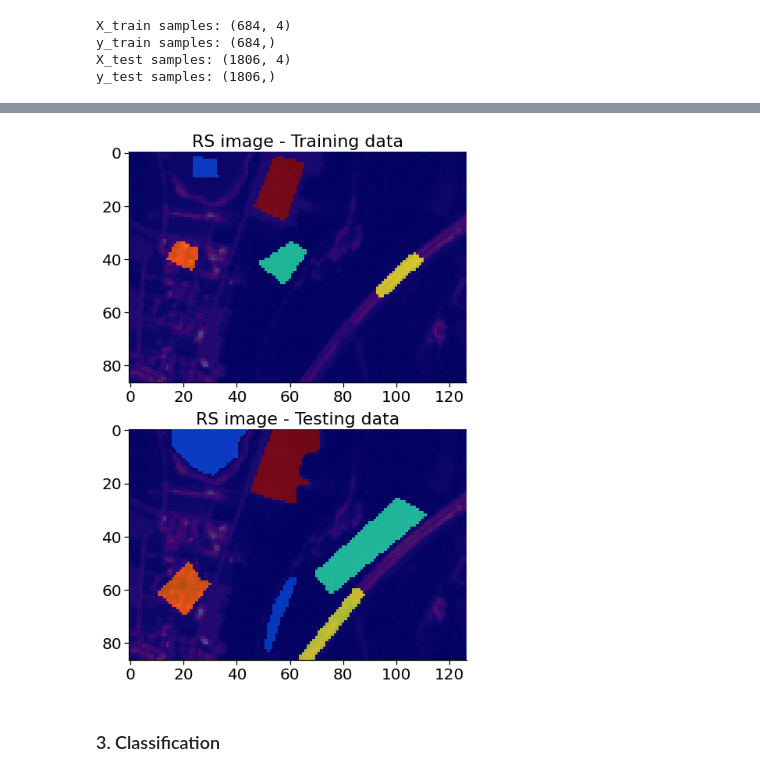
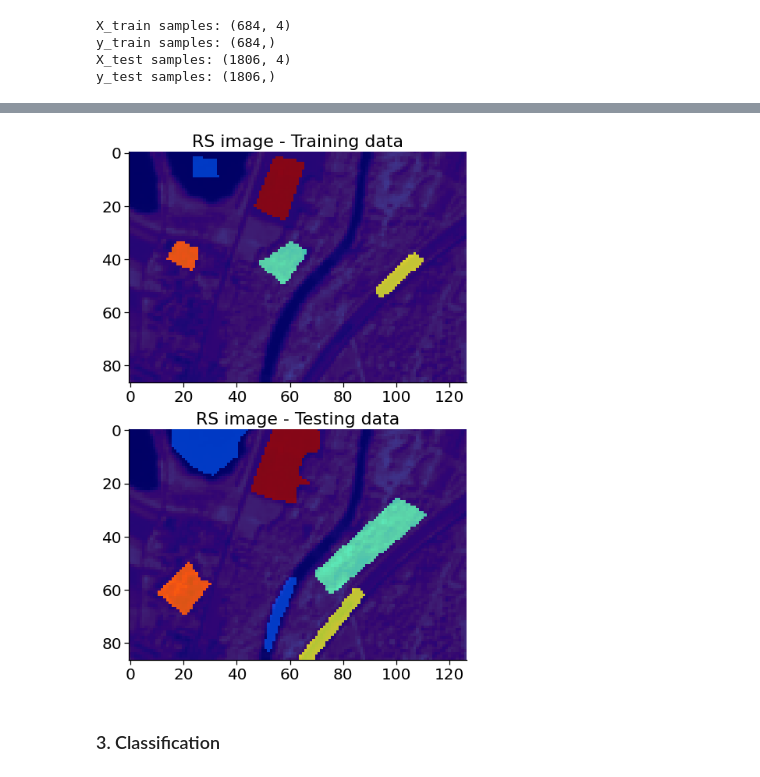
Before and after one commit to tendermonster/rs, a Jupyter notebook: Artiom_Blinovas_Project.ipynb, the cells around one changed output, grey strips where cells are left out. Saved outputs shown, nothing was run; the diff lists cells and outputs as text; code cells hidden in the pictures.

```diff
--- a/Artiom_Blinovas_Project.ipynb
+++ b/Artiom_Blinovas_Project.ipynb
@@ -163,19 +182,21 @@ y_test samples: (1806,)
+# %%
+A = img[:,:,3]/np.max(img[:,:,3])
 # %%
 # plot training and testing data
 fig, ax = plt.subplots(2,1, figsize=(15,12))
-ax[0].imshow(img[:, :, 0])
-ax[0].imshow(roi_training, cmap='jet', alpha=0.7)
+ax[0].imshow(A)
+ax[0].imshow(roi_training, cmap='jet', alpha=0.75)
 ax[0].set_title('RS image - Training data')
-ax[1].imshow(img[:, :, 0])
-ax[1].imshow(roi_testing, cmap='jet', alpha=0.7)
+ax[1].imshow(A)
+ax[1].imshow(roi_testing, cmap='jet', alpha=0.75)
 ax[1].set_title('RS image - Testing data')
 fig.savefig(
     "figures/training_testing_data.pdf",
     bbox_inches="tight",
     format="pdf",
 )
 # %% [output]
-[figure, old version]
+[figure, new version]
 # %% [markdown]
 <h3>3. Classification</h3>
 # %%
```
Also changed, not shown: parts of 14 cells of this notebook, 11 other files.
